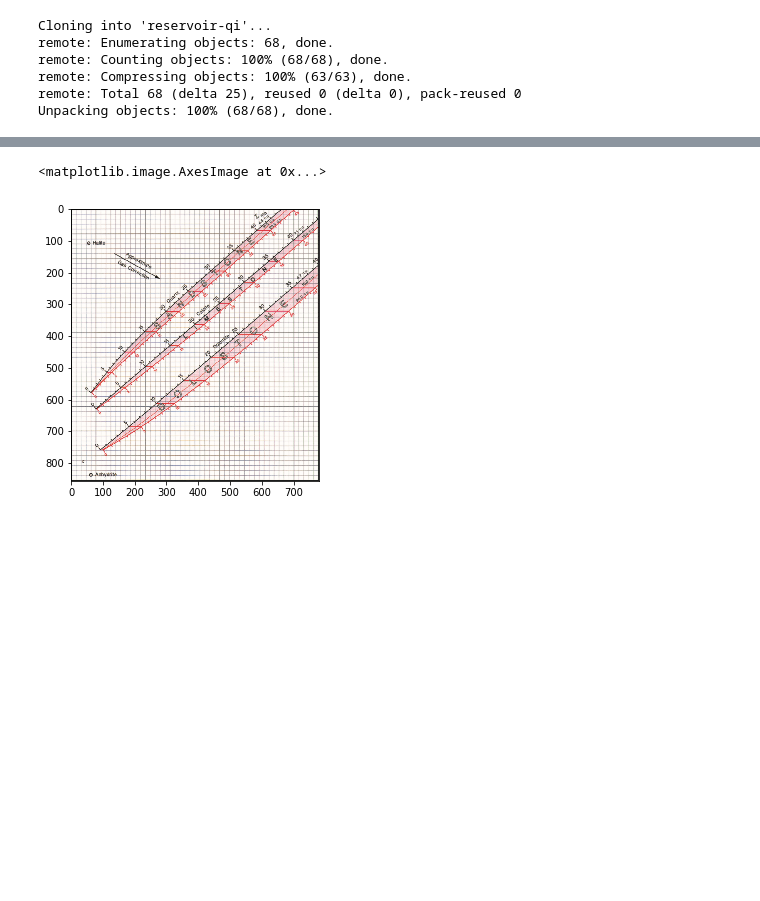
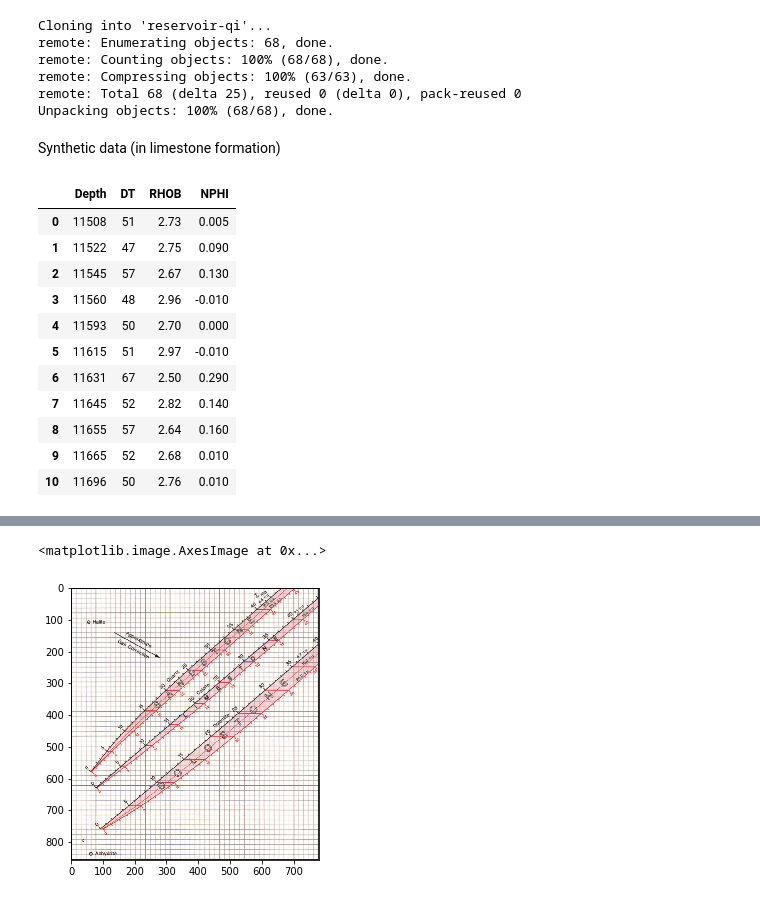
Before and after one commit to yohanesnuwara/reservoir-qi, a Jupyter notebook: porosity.ipynb, the cells around one changed output, grey strips where cells are left out. Saved outputs shown, nothing was run; the diff lists cells and outputs as text; code cells hidden in the pictures; blank space fills up the shorter version.

```diff
--- a/porosity.ipynb
+++ b/porosity.ipynb
@@ -11,3 +13,26 @@ remote: Counting objects: 100% (68/68), done.
 remote: Compressing objects: 100% (63/63), done.
 remote: Total 68 (delta 25), reused 0 (delta 0), pack-reused 0
 Unpacking objects: 100% (68/68), done.
+# %% [markdown]
+Synthetic data (in limestone formation)
+# %%
+depth = np.array([11508, 11522, 11545, 11560, 11593, 11615, 11631, 11645, 11655, 11665, 11696])
+dt = np.array([51, 47, 57, 48, 50, 51, 67, 52, 57, 52, 50]) # sonic traveltime
+rhob = np.array([2.73, 2.75, 2.67, 2.96, 2.7, 2.97, 2.5, 2.82, 2.64, 2.68, 2.76]) # bulk density
+nphi = np.array([0.005, 0.09, 0.13, -0.01, 0, -0.01, 0.29, 0.14, 0.16, 0.01, 0.01]) # neutron porosity
+
+data = pd.DataFrame({"Depth": depth, "DT": dt, "RHOB": rhob, "NPHI": nphi})
+data
+# %% [output]
+|  | Depth | DT | RHOB | NPHI |
+| 0 | 11508 | 51 | 2.73 | 0.005 |
+| 1 | 11522 | 47 | 2.75 | 0.090 |
+| 2 | 11545 | 57 | 2.67 | 0.130 |
+| 3 | 11560 | 48 | 2.96 | -0.010 |
+| 4 | 11593 | 50 | 2.70 | 0.000 |
+| 5 | 11615 | 51 | 2.97 | -0.010 |
+| 6 | 11631 | 67 | 2.50 | 0.290 |
+| 7 | 11645 | 52 | 2.82 | 0.140 |
+| 8 | 11655 | 57 | 2.64 | 0.160 |
+| 9 | 11665 | 52 | 2.68 | 0.010 |
+| 10 | 11696 | 50 | 2.76 | 0.010 |
```
Also changed, not shown: parts of 6 cells of this notebook.
